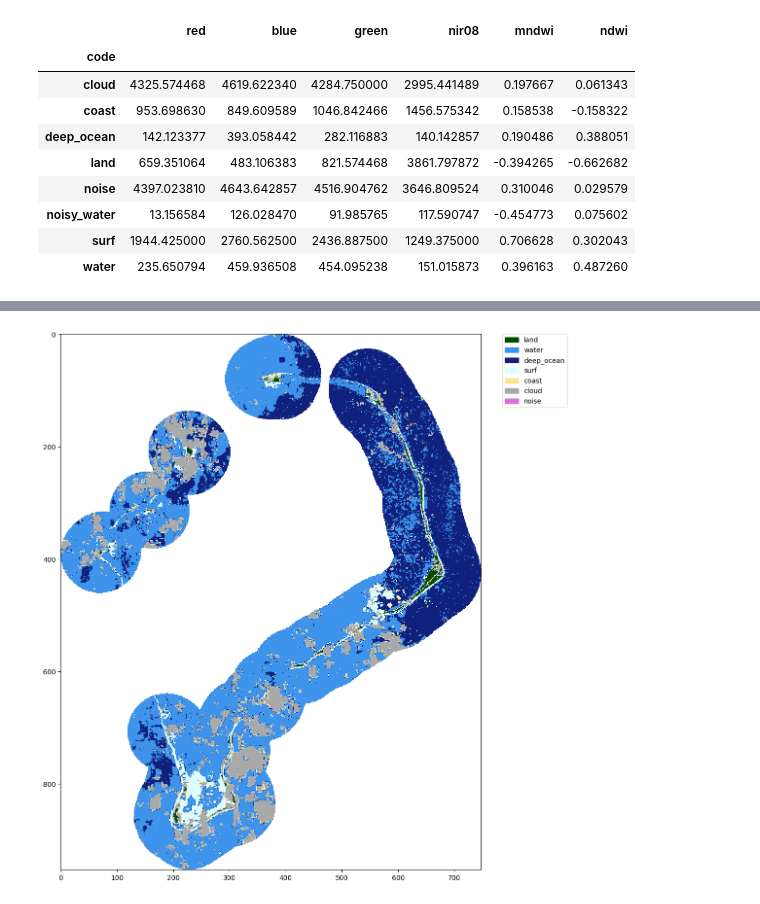
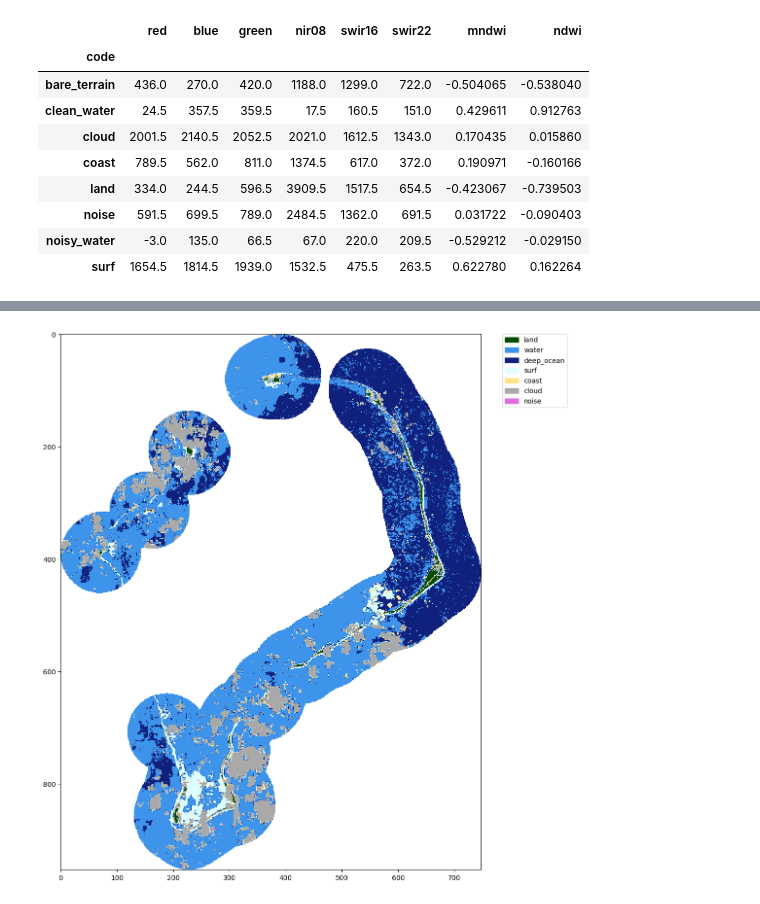
Before and after one commit to digitalearthpacific/dep-coastlines, a Jupyter notebook: notebooks/mask_model.ipynb, the cells around one changed output, grey strips where cells are left out. Saved outputs shown, nothing was run; the diff lists cells and outputs as text; code cells hidden in the pictures.

```diff
--- a/notebooks/mask_model.ipynb
+++ b/notebooks/mask_model.ipynb
@@ -21,23 +21,19 @@ from dep_coastlines.mask_model import prep_training_data
 # %%
 (
     training_data
-        .assign(
-            mndwi=lambda r: (r.green - r.swir16)/(r.green + r.swir16),
-            ndwi=lambda r: (r.green - r.nir08)/(r.green + r.nir08),
-        )
-        .loc[:,['code', 'red', 'blue', 'green', 'nir08', 'mndwi', 'ndwi']]
+        .loc[:,['code', 'red', 'blue', 'green', 'nir08', 'swir16', 'swir22', 'mndwi', 'ndwi']]
         .groupby('code')
-        .mean()
+        .median()
 )
 # %% [output]
-|  | red | blue | green | nir08 | mndwi | ndwi |
-| code |  |  |  |  |  |  |
-| cloud | 4325.574468 | 4619.622340 | 4284.750000 | 2995.441489 | 0.197667 | 0.061343 |
-| coast | 953.698630 | 849.609589 | 1046.842466 | 1456.575342 | 0.158538 | -0.158322 |
-| deep_ocean | 142.123377 | 393.058442 | 282.116883 | 140.142857 | 0.190486 | 0.388051 |
-| land | 659.351064 | 483.106383 | 821.574468 | 3861.797872 | -0.394265 | -0.662682 |
-| noise | 4397.023810 | 4643.642857 | 4516.904762 | 3646.809524 | 0.310046 | 0.029579 |
-| noisy_water | 13.156584 | 126.028470 | 91.985765 | 117.590747 | -0.454773 | 0.075602 |
-| surf | 1944.425000 | 2760.562500 | 2436.887500 | 1249.375000 | 0.706628 | 0.302043 |
-| water | 235.650794 | 459.936508 | 454.095238 | 151.015873 | 0.396163 | 0.487260 |
+|  | red | blue | green | nir08 | swir16 | swir22 | mndwi | ndwi |
+| code |  |  |  |  |  |  |  |  |
+| bare_terrain | 436.0 | 270.0 | 420.0 | 1188.0 | 1299.0 | 722.0 | -0.504065 | -0.538040 |
+| clean_water | 24.5 | 357.5 | 359.5 | 17.5 | 160.5 | 151.0 | 0.429611 | 0.912763 |
+| cloud | 2001.5 | 2140.5 | 2052.5 | 2021.0 | 1612.5 | 1343.0 | 0.170435 | 0.015860 |
+| coast | 789.5 | 562.0 | 811.0 | 1374.5 | 617.0 | 372.0 | 0.190971 | -0.160166 |
+| land | 334.0 | 244.5 | 596.5 | 3909.5 | 1517.5 | 654.5 | -0.423067 | -0.739503 |
+| noise | 591.5 | 699.5 | 789.0 | 2484.5 | 1362.0 | 691.5 | 0.031722 | -0.090403 |
+| noisy_water | -3.0 | 135.0 | 66.5 | 67.0 | 220.0 | 209.5 | -0.529212 | -0.029150 |
+| surf | 1654.5 | 1814.5 | 1939.0 | 1532.5 | 475.5 | 263.5 | 0.622780 | 0.162264 |
 # %%
```
Also changed, not shown: parts of 8 cells of this notebook, 8 other files.
